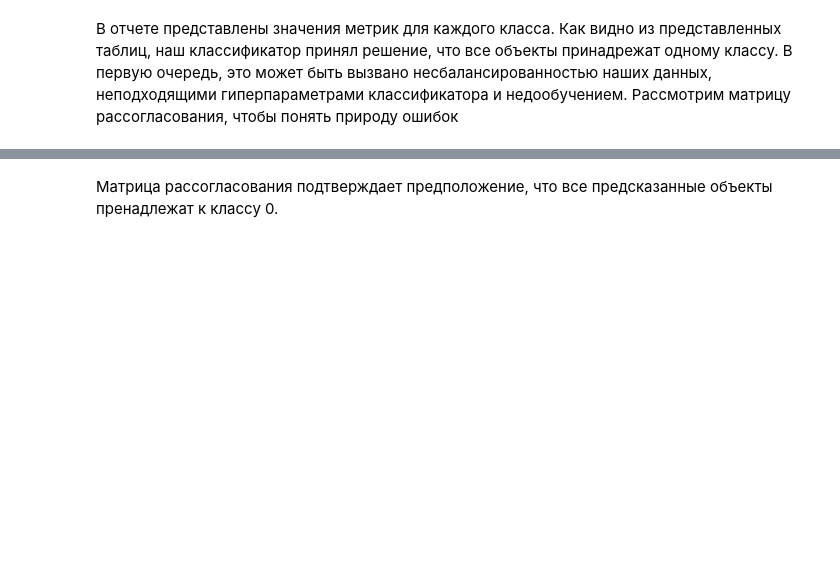
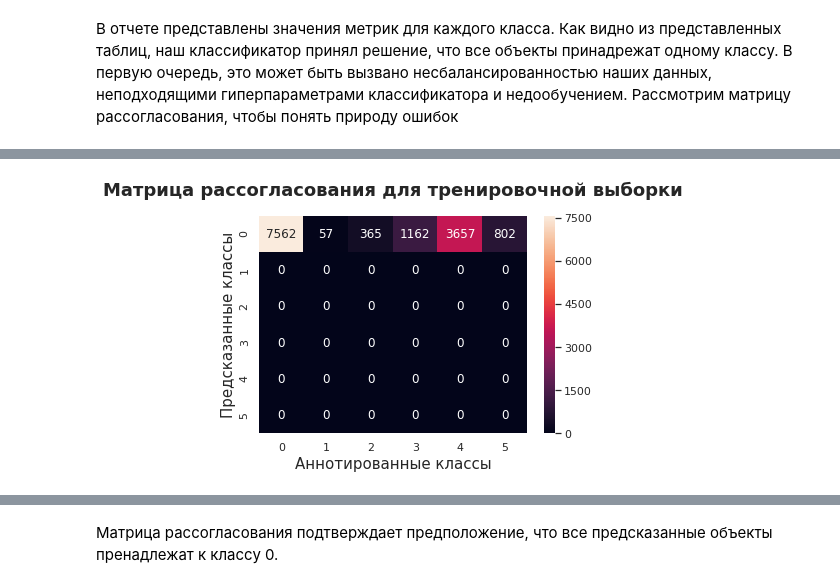
Before and after one commit to eaidova/ML, a Jupyter notebook: task1.ipynb, the cells around one changed output, grey strips where cells are left out. Drawn from its saved outputs; the diff is of its cells as text; code cells hidden in the pictures; blank space fills up the shorter version.

```diff
--- a/task1.ipynb
+++ b/task1.ipynb
@@ -1014,0 +999,8 @@ fig.show()
+# %%
+sns.heatmap(cm_train, annot=True, fmt="d")
+plt.title('Матрица рассогласования для тренировочной выборки', fontweight='bold',fontsize=18, pad=20)
+plt.xlabel('Аннотированные классы', fontsize = 15)
+plt.ylabel('Предсказанные классы', fontsize = 15)
+pass
+# %% [output]
+[figure, added]
```
Also changed, not shown: parts of 46 cells of this notebook.
